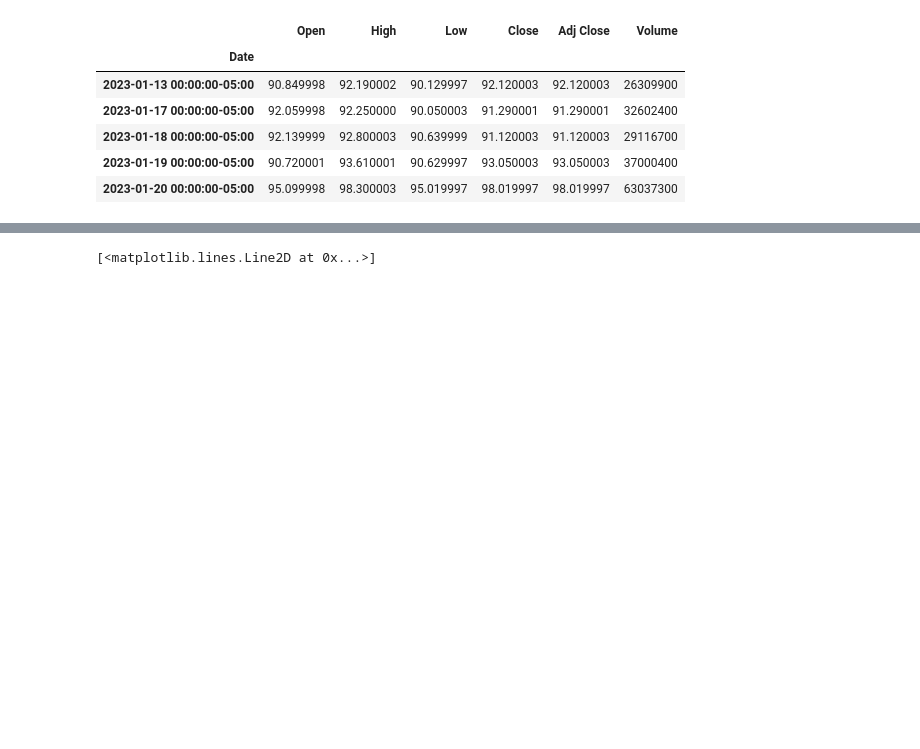
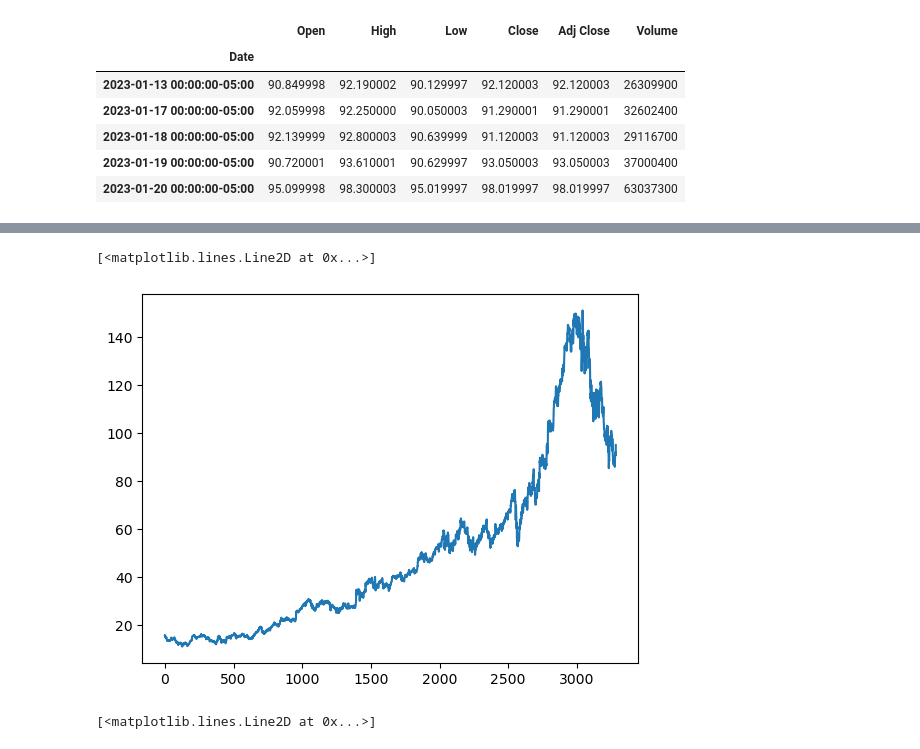
Before and after one commit to GoranshSh9/StockTrendPredictor, a Jupyter notebook: LSTM (1)[1].ipynb, the cells around one changed output, grey strips where cells are left out. Saved outputs shown, nothing was run; the diff lists cells and outputs as text; code cells hidden in the pictures; blank space fills up the shorter version.

```diff
--- a/LSTM[1].ipynb
+++ b/LSTM (1)[1].ipynb
@@ -49,3 +80,8 @@ df.head()
+# %%
+plt.plot(df.Open)
+# %% [output]
+[<matplotlib.lines.Line2D at 0x...>]
+[figure, added]
 # %%
 plt.plot(df.Close)
 # %% [output]
```
Also changed, not shown: parts of 27 cells of this notebook.
